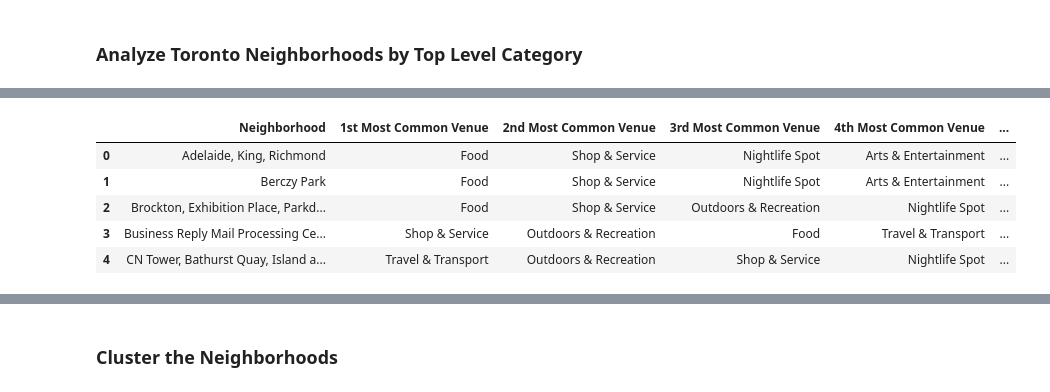
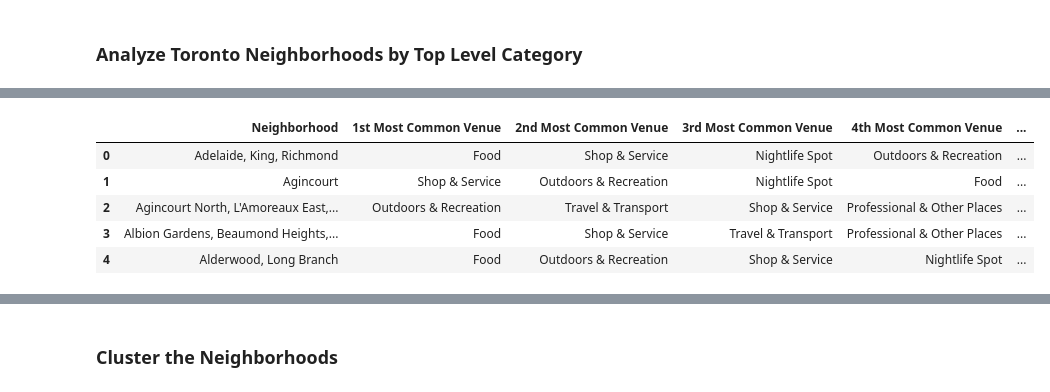
Before and after one commit to nicpak/coursera_capstone, a Jupyter notebook: Coursera - Capstone Notebook - Final Workbook.ipynb, the cells around one changed output, grey strips where cells are left out. Saved outputs shown, nothing was run; the diff lists cells and outputs as text; code cells hidden in the pictures.

```diff
--- a/Coursera - Capstone Notebook - Final Workbook.ipynb
+++ b/Coursera - Capstone Notebook - Final Workbook.ipynb
@@ -232,3 +178,5 @@ The geograpical coordinate of Toronto are 43.653963, -79.387207.
+# %%
+t_only_data = tn_merge
 # %%
 t_only_data
 # %% [output]
@@ -463,0 +412,5 @@ toronto_venues_merged.groupby('Neighborhood').count()
+# %%
+toronto_venues_merged_count = toronto_venues_merged.groupby('Neighborhood').count()['Top-Level Category']
+
+#toronto_venues_merged_count.columns = ['Neighborhood', 'VenueCount']
+toronto_venues_merged_count.head()
@@ -538,0 +501,4 @@ toronto_grouped.shape
+# %%
+toronto_grouped_with_count = toronto_grouped
+
+toronto_grouped_with_count
@@ -543,30 +527,36 @@ def return_most_common_venues(row, num_top_venues):
 
     return row_categories_sorted.index.values[0:num_top_venues]
 # %%
+
 num_top_venues = 8
 
 indicators = ['st', 'nd', 'rd']
 
 # create columns according to number of top venues
 columns = ['Neighborhood']
 for ind in np.arange(num_top_venues):
     try:
         columns.append('{}{} Most Common Venue'.format(ind+1, indicators[ind]))
     except:
         columns.append('{}th Most Common Venue'.format(ind+1))
 
 # create a new dataframe
-neighborhoods_venues_sorted = pd.DataFrame(columns=columns)
-neighborhoods_venues_sorted['Neighborhood'] = toronto_grouped['Neighborhood']
+neighborhoods_venues_sorted2 = pd.DataFrame(columns=columns)
+neighborhoods_venues_sorted2['Neighborhood'] = toronto_grouped_with_count['Neighborhood']
 
-for ind in np.arange(toronto_grouped.shape[0]):
-    neighborhoods_venues_sorted.iloc[ind, 1:] = return_most_common_venues(toronto_grouped.iloc[ind, :], num_top_venues)
 
-neighborhoods_venues_sorted.head()
+for ind in np.arange(toronto_grouped_with_count.shape[0]):
+    neighborhoods_venues_sorted2.iloc[ind, 1:] = return_most_common_venues(toronto_grouped_with_count.iloc[ind, :], num_top_venues)
+
+neighborhoods_venues_sorted2 = pd.merge(neighborhoods_venues_sorted2, toronto_venues_merged_count, on='Neighborhood')
+
+neighborhoods_venues_sorted2.rename(columns={'Top-Level Category':'Number of Venues'}, inplace=True)
+
+neighborhoods_venues_sorted2.head()
 # %% [output]
 |  | Neighborhood | 1st Most Common Venue | 2nd Most Common Venue | 3rd Most Common Venue | 4th Most Common Venue | ... |
-| 0 | Adelaide, King, Richmond | Food | Shop & Service | Nightlife Spot | Arts & Entertainment | ... |
-| 1 | Berczy Park | Food | Shop & Service | Nightlife Spot | Arts & Entertainment | ... |
-| 2 | Brockton, Exhibition Place, Parkd... | Food | Shop & Service | Outdoors & Recreation | Nightlife Spot | ... |
-| 3 | Business Reply Mail Processing Ce... | Shop & Service | Outdoors & Recreation | Food | Travel & Transport | ... |
-| 4 | CN Tower, Bathurst Quay, Island a... | Travel & Transport | Outdoors & Recreation | Shop & Service | Nightlife Spot | ... |
+| 0 | Adelaide, King, Richmond | Food | Shop & Service | Nightlife Spot | Outdoors & Recreation | ... |
+| 1 | Agincourt | Shop & Service | Outdoors & Recreation | Nightlife Spot | Food | ... |
+| 2 | Agincourt North, L'Amoreaux East,... | Outdoors & Recreation | Travel & Transport | Shop & Service | Professional & Other Places | ... |
+| 3 | Albion Gardens, Beaumond Heights,... | Food | Shop & Service | Travel & Transport | Professional & Other Places | ... |
+| 4 | Alderwood, Long Branch | Food | Outdoors & Recreation | Shop & Service | Nightlife Spot | ... |
```
Also changed, not shown: parts of 48 cells of this notebook.
